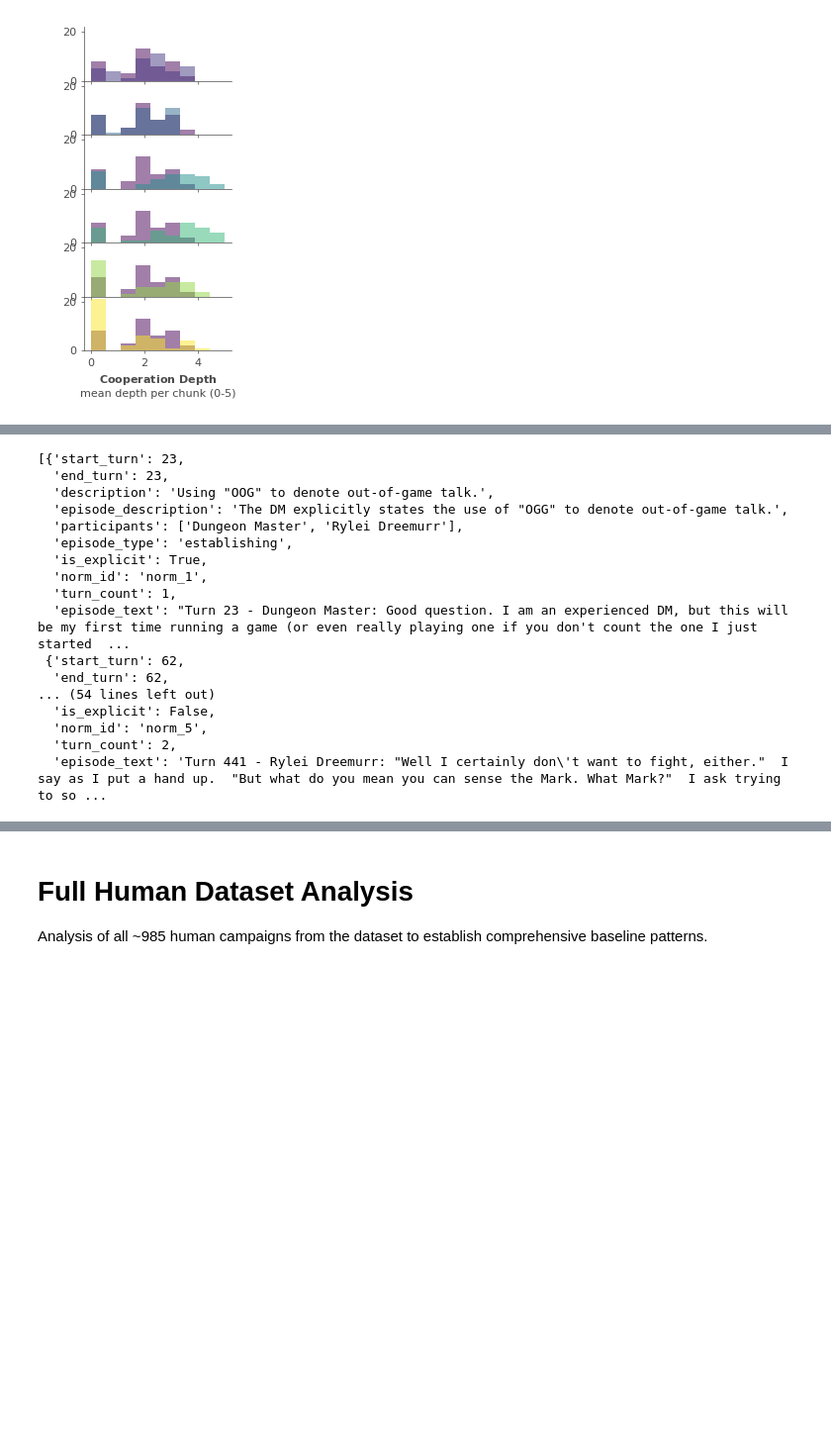
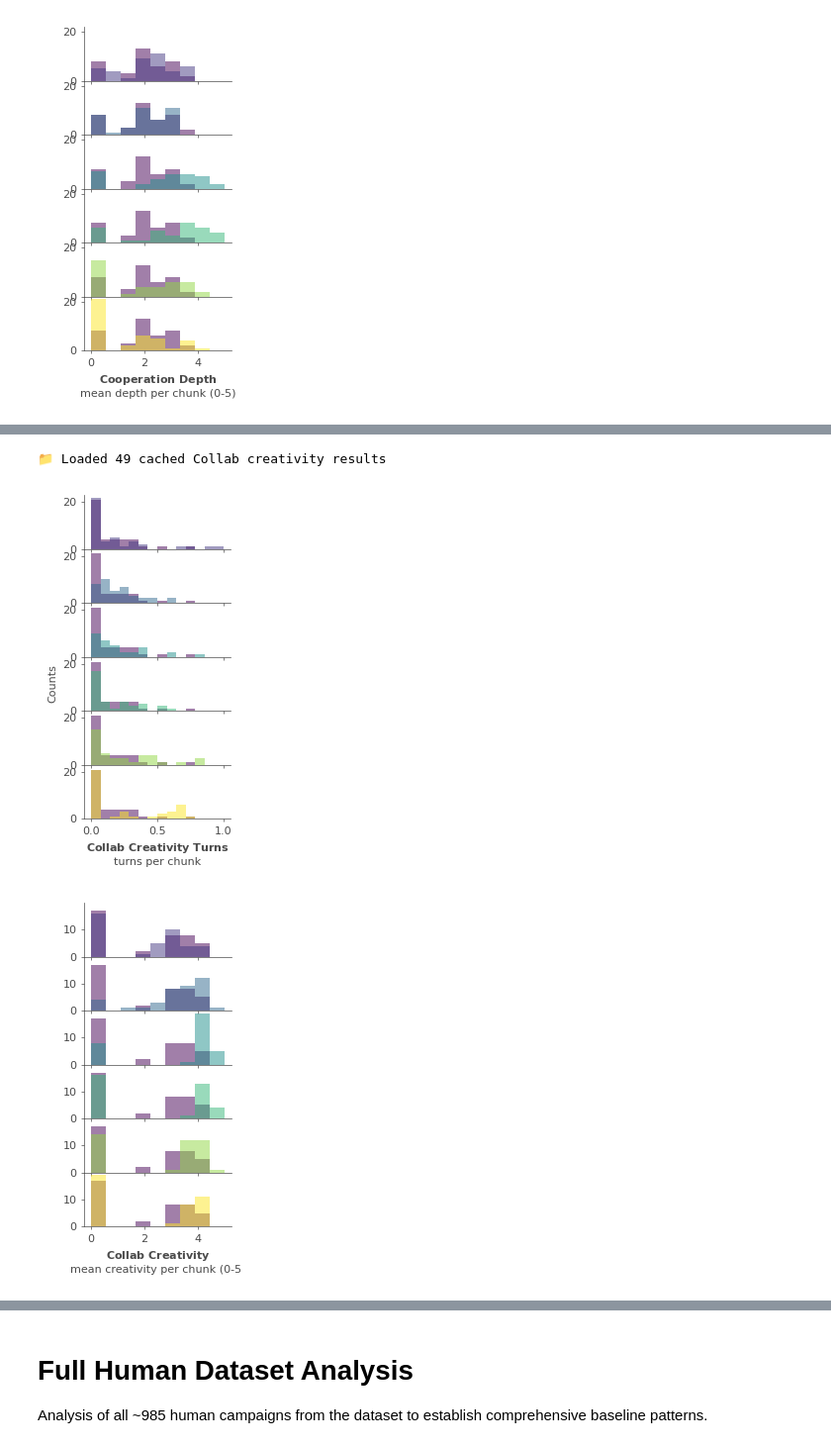
Before and after one commit to AnnieStephenson/dnd-dynamics, a Jupyter notebook: tutorials/game_log_analysis_tutorial.ipynb, the cells around one changed output, grey strips where cells are left out. Shown at 99% size. Drawn from its saved outputs; the diff is of its cells as text; code cells hidden in the pictures; blank space fills up the shorter version.

```diff
--- a/tutorials/game_log_analysis_tutorial.ipynb
+++ b/tutorials/game_log_analysis_tutorial.ipynb
@@ -580,20 +546,36 @@ Campaign 12/49: 10391-guardians-of-gridori_gpt-4o_no_players_scratch_20250814_13
-# %%
-norms_results['1262-firedeath-must-die-closed-play-by-post-open-ogg'].metadata['episodes']
-# %% [output]
-[{'start_turn': 23,
-  'end_turn': 23,
-  'description': 'Using "OOG" to denote out-of-game talk.',
-  'episode_description': 'The DM explicitly states the use of "OGG" to denote out-of-game talk.',
-  'participants': ['Dungeon Master', 'Rylei Dreemurr'],
-  'episode_type': 'establishing',
-  'is_explicit': True,
-  'norm_id': 'norm_1',
-  'turn_count': 1,
-  'episode_text': "Turn 23 - Dungeon Master: Good question. I am an experienced DM, but this will be my first time running a game (or even really playing one if you don't count the one I just started  ...
- {'start_turn': 62,
-  'end_turn': 62,
-... (54 lines left out)
-  'is_explicit': False,
-  'norm_id': 'norm_5',
-  'turn_count': 2,
-  'episode_text': 'Turn 441 - Rylei Dreemurr: "Well I certainly don\'t want to fight, either."  I say as I put a hand up.  "But what do you mean you can sense the Mark. What Mark?"  I ask trying to so ...
+# %%
+# === LLM COLLABORATIVE CREATIVITY ANALYSIS ===
+# Note: This metric makes API calls and may take time/cost money
+
+collab_creativity_results = metrics.analyze_collab_creativity(dfs, force_refresh=FORCE_REFRESH)
+
+# Aggregate collab creativity metrics by category
+collab_creativity_turns_agg, _ = pu.aggregate_metric(collab_creativity_results, campaign_names, categories, CATEGORY_ORDER, 'collab_creativity_proportion')
+mean_creativity_agg, _ = pu.aggregate_metric(collab_creativity_results, campaign_names, categories, CATEGORY_ORDER, 'mean_creativity')
+
+# Collaborative creativity turns per chunk comparison
+pu.plot_comparison_histograms(
+    collab_creativity_turns_agg,
+    bins=15,
+    log_bins=False,
+    xlabel=r'$\mathbf{Collab\ Creativity\ Turns}$' + '\nturns per chunk',
+    figsize=(2.1, 4))
+plt.tight_layout()
+plt.subplots_adjust(hspace=0)
+plt.savefig(OUTPUT_DIR / 'human_vs_llm_collab_creativity_turns.pdf', transparent=True)
+
+# Mean creativity per chunk comparison
+pu.plot_comparison_histograms(
+    mean_creativity_agg,
+    bins=10,
+    log_bins=False,
+    ylabel=" ",
+    xlabel=r'$\mathbf{Collab\ Creativity}$' + '\nmean creativity per chunk (0-5)',
+    figsize=(2.1, 4))
+plt.tight_layout()
+plt.subplots_adjust(hspace=0)
+plt.savefig(OUTPUT_DIR / 'human_vs_llm_collab_creativity.pdf', transparent=True)
+# %% [output]
+📁 Loaded 49 cached Collab creativity results
+[figure, added]
+[figure, added]
```
Also changed, not shown: parts of 2 cells of this notebook, 2 other files.
